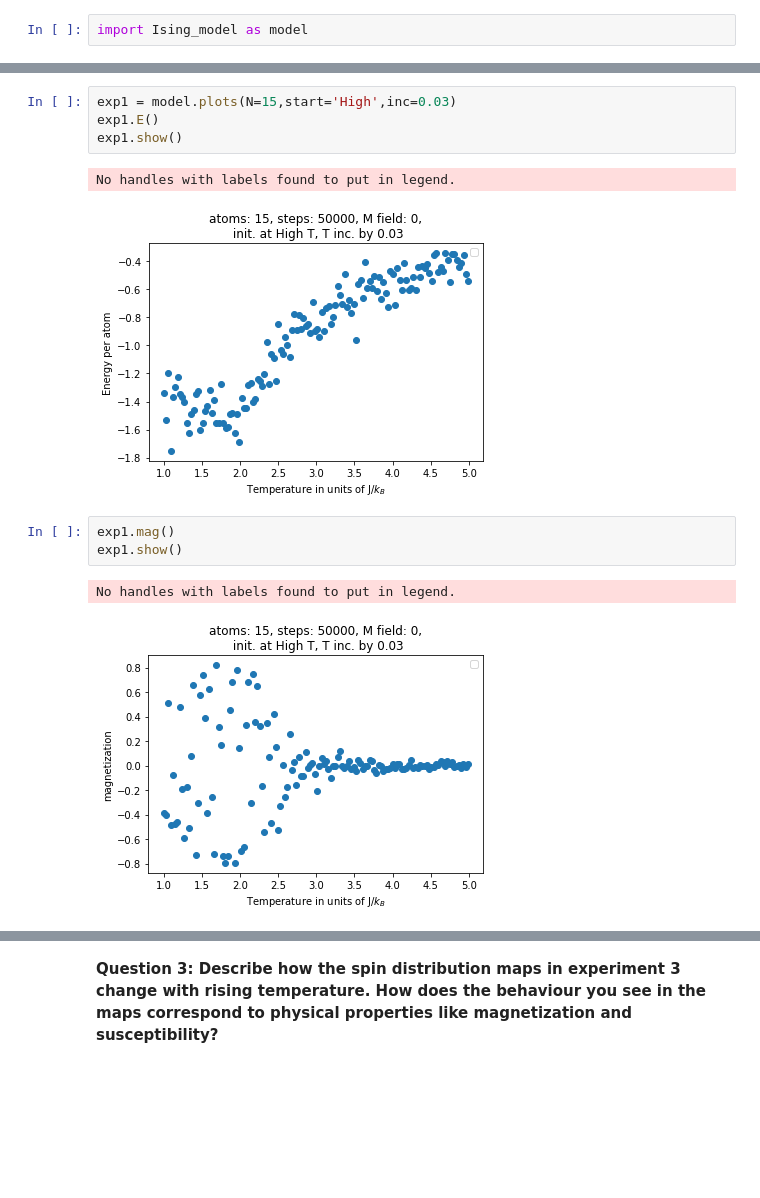
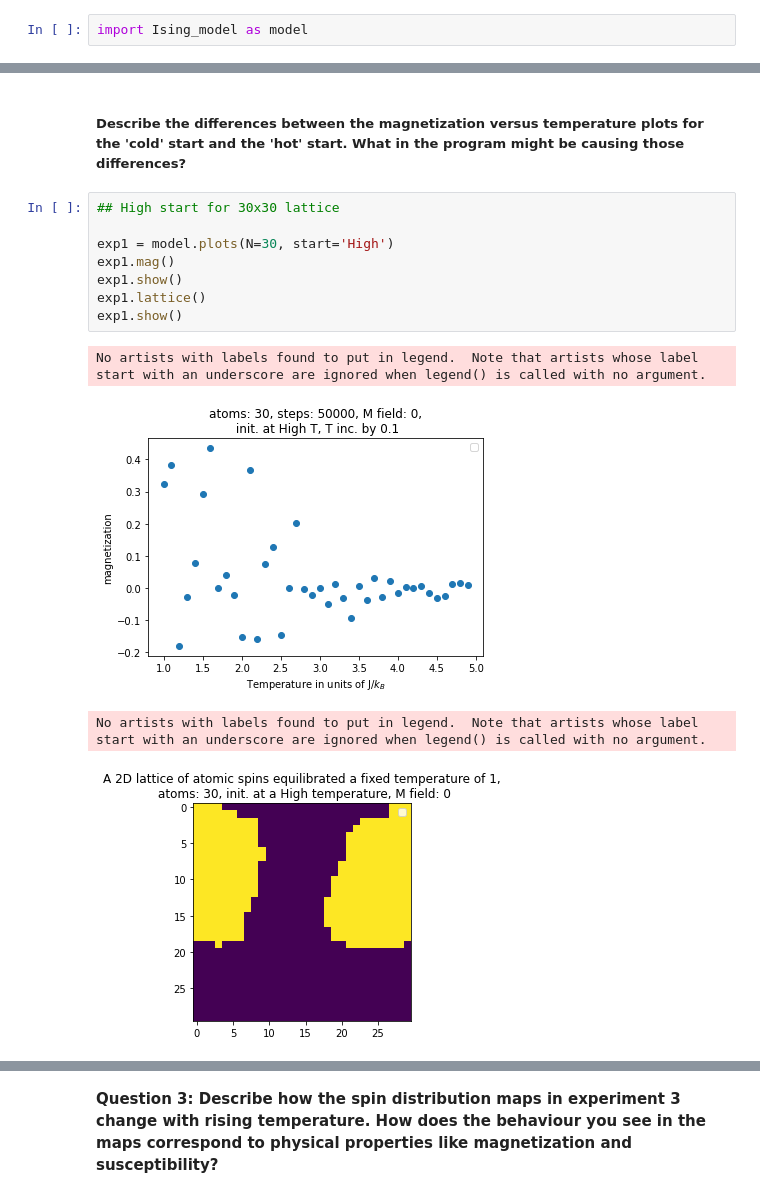
Before and after one commit to IBEKEVINN/Ising-Model, a Jupyter notebook: Computational Lab.ipynb, the cells around one changed output, grey strips where cells are left out. Cells and saved outputs as stored; diff of their text form; blank space fills up the shorter version.

```diff
--- a/Computational Lab.ipynb
+++ b/Computational Lab.ipynb
@@ -11,13 +27,15 @@ import Ising_model as model
+# %% [markdown]
+##### **Describe the differences between the magnetization versus temperature plots for the 'cold' start and the 'hot' start. What in the program might be causing those differences?**
 # %%
-exp1 = model.plots(N=15,start='High',inc=0.03)
-exp1.E()
+## High start for 30x30 lattice
+
+exp1 = model.plots(N=30, start='High')
+exp1.mag()
 exp1.show()
+exp1.lattice()
+exp1.show()
 # %% [output]
-No handles with labels found to put in legend.
+No artists with labels found to put in legend.  Note that artists whose label start with an underscore are ignored when legend() is called with no argument.
-[figure, old version]
+[figure, new version]
+No artists with labels found to put in legend.  Note that artists whose label start with an underscore are ignored when legend() is called with no argument.
+[figure, added]
-# %%
-exp1.mag()
-exp1.show()
-# %% [output]
-No handles with labels found to put in legend.
-[figure, removed]
```
Also changed, not shown: parts of 32 cells of this notebook.
